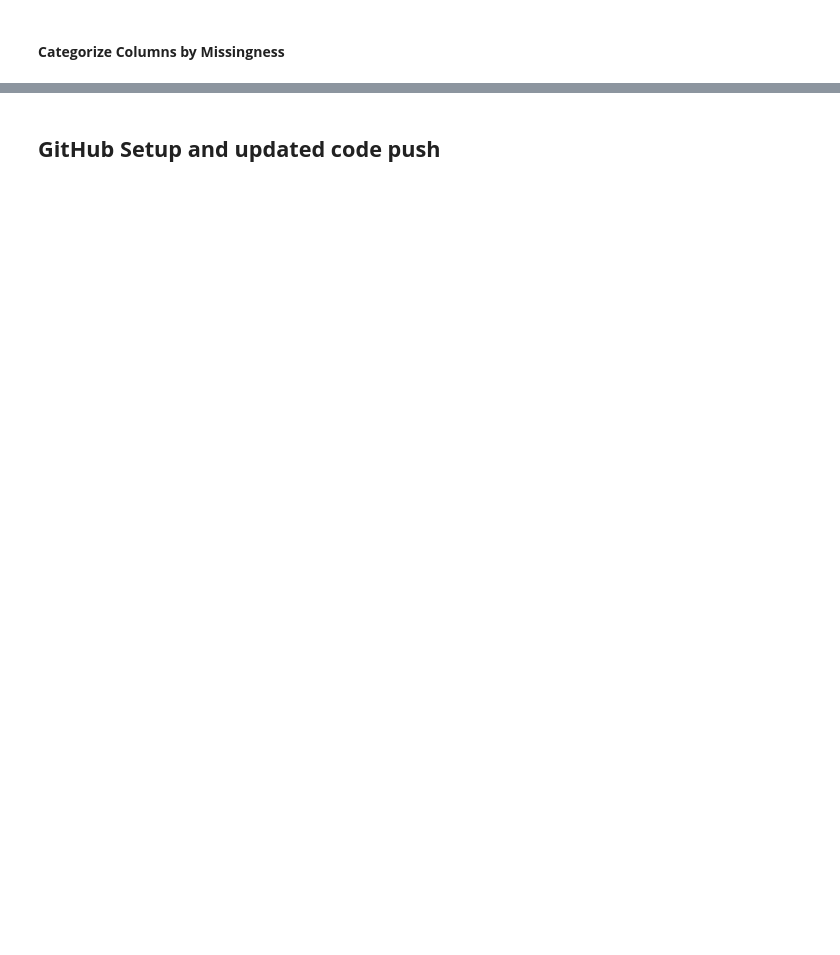
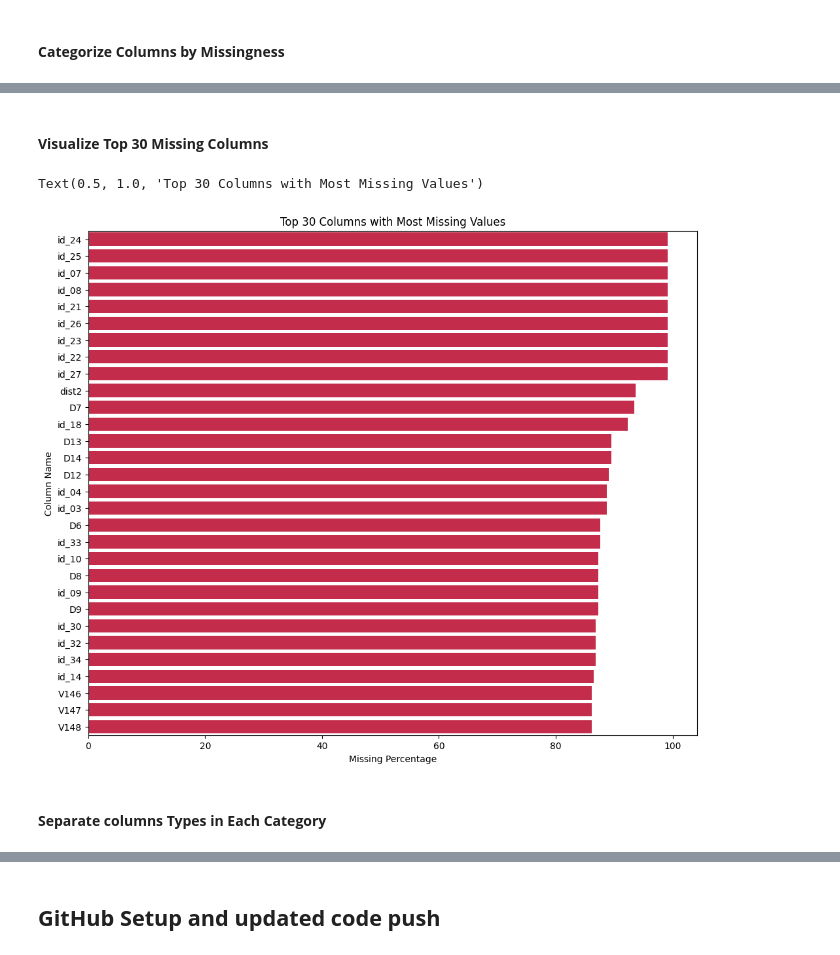
Before and after one commit to Thedeadman0612/TrustCart, a Jupyter notebook: phase1/notebooks/phase1_transaction_risk.ipynb, the cells around one changed output, grey strips where cells are left out. Saved outputs shown, nothing was run; the diff lists cells and outputs as text; code cells hidden in the pictures; blank space fills up the shorter version.

Commit message:
Phase 1 Task 2.1: Missing value analysis complete

```diff
--- a/phase1/notebooks/phase1_transaction_risk.ipynb
+++ b/phase1/notebooks/phase1_transaction_risk.ipynb
@@ -329,0 +466,14 @@ print(f"Number of columns with less than {MEDIUM_THRESHOLD}% data missing - will
+# %%
+def add_category_label(pct):
+  if pct >= HIGH_THRESHOLD:
+    return 'HIGH - drop'
+  elif pct >= MEDIUM_THRESHOLD:
+    return 'MEDIUM - impute carefully'
+  else:
+    return 'LOW - simple impute'
+
+missing_summary_df['Category'] = missing_summary_df['Missing Percentage'].apply(add_category_label)
+
+# 30 worst columns with most missing values
+print("30 worst columns with most missing values")
+print(missing_summary_df.head(30))
@@ -329,0 +498,24 @@ print(f"Number of columns with less than {MEDIUM_THRESHOLD}% data missing - will
+# %% [markdown]
+#### **Visualize Top 30 Missing Columns**
+# %%
+top_30 = missing_summary_df.head(30).copy()
+
+color_list = []
+for pct in top_30['Missing Percentage']:
+  if pct >= HIGH_THRESHOLD:
+    color_list.append('crimson')
+  elif pct >= MEDIUM_THRESHOLD:
+    color_list.append('orange')
+  else:
+    color_list.append('steelblue')
+
+plt.figure(figsize=(12, 10))
+ax = sns.barplot(x='Missing Percentage', y=top_30.index, data=top_30, palette=color_list)
+plt.xlabel('Missing Percentage')
+plt.ylabel('Column Name')
+plt.title('Top 30 Columns with Most Missing Values')
+# %% [output]
+Text(0.5, 1.0, 'Top 30 Columns with Most Missing Values')
+[figure, added]
+# %% [markdown]
+#### **Separate columns Types in Each Category**
```
Also changed, not shown: parts of 27 cells of this notebook.
